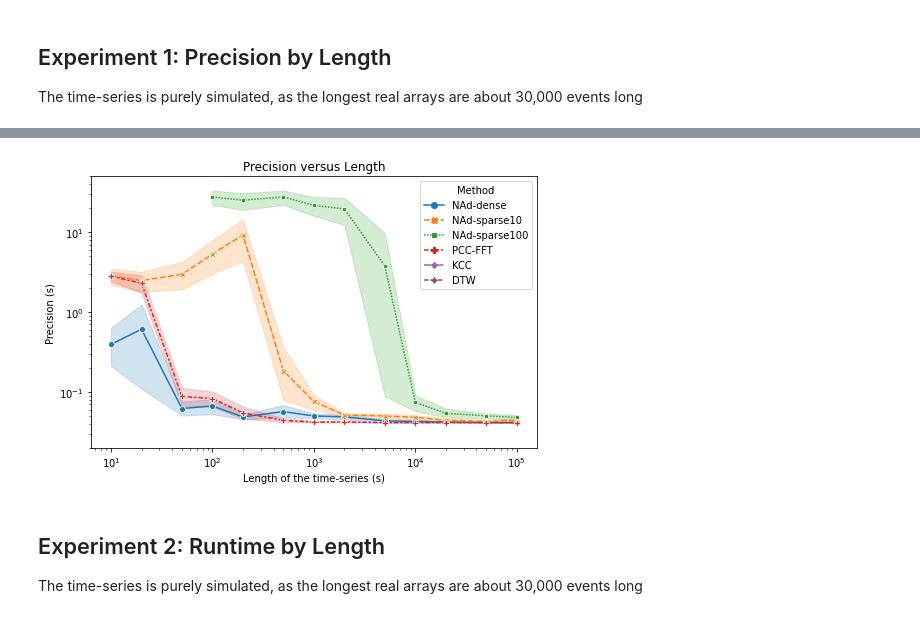
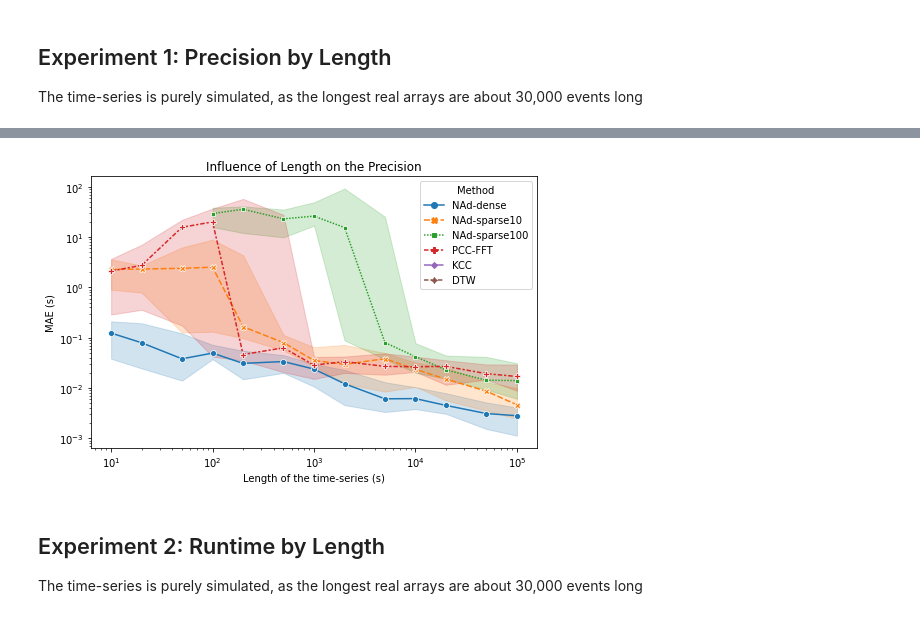
Before and after one commit to iot-salzburg/nearest-advocate, a Jupyter notebook: experiments/method_comparision_semisimulated.ipynb, the cells around one changed output, grey strips where cells are left out. Saved outputs shown, nothing was run; the diff lists cells and outputs as text; code cells hidden in the pictures.

```diff
--- a/experiments/method_comparision_semisimulated.ipynb
+++ b/experiments/method_comparision_semisimulated.ipynb
@@ -377,3 +395,7 @@ array([1985.25435766, 1985.94161805, 1987.23700696, 1988.90361292,
+# %%
+# create dummy time-series
+arr_ref = np.cumsum(np.random.normal(loc=1, scale=0.25, size=600))
+arr_sig = modify_timeseries(arr=arr_ref, offset=np.pi, sigma=0.1, fraction=0.99)
 # %% [markdown]
 ## Define Methods
 # %%
@@ -602,53 +645,55 @@ def evaluate_length(iteration):
 
     for idx, length in enumerate(LENGTHS):
         np.random.seed(N_ITERATIONS*iteration+idx)
+        l_bound, u_bound = max(TD_MIN, -length/2), min(TD_MAX, length/2)
+        offset = np.random.random() * (u_bound-l_bound) + l_bound
         # Create two related event-based array, they differ by a time-shift and gaussian noise
         arr_ref = np.sort(np.cumsum(np.random.normal(loc=1, scale=REF_SIGMA, size=int(length)))).astype(np.float32)
-        arr_sig = np.sort(arr_ref + OFFSET + np.random.normal(loc=0, scale=SIGMA, size=int(length))).astype(np.float32)
+        arr_sig = np.sort(arr_ref + offset + np.random.normal(loc=0, scale=SIGMA, size=int(length))).astype(np.float32)
 
         # NAd-dense
         if not ignore_method_timeout["NAd-dense"]:
             start_time = time.time()
-            np_nearest = nearest_advocate(
+            time_delays = nearest_advocate(
                 arr_ref=arr_ref, arr_sig=arr_sig,
                 td_min=TD_MIN, td_max=TD_MAX, sps=SAMPLES_PER_S, sparse_factor=1,
                 dist_max=DIST_MAX, regulate_paddings=REGULATE_PADDINGS, dist_padding=DIST_MAX)
-            time_shift, min_mean_dist = np_nearest[np.argmin(np_nearest[:,1])]
+            time_shift, min_mean_dist = time_delays[np.argmin(time_delays[:,1])]
             df_runtimes.loc[idx, "NAd-dense"] = time.time() - start_time
-            df_precision.loc[idx, "NAd-dense"] = np.abs(time_shift-OFFSET)
+            df_precision.loc[idx, "NAd-dense"] = np.abs(time_shift-offset)
             if time.time() - start_time > MAX_TIMEOUT:
                 ignore_method_timeout["NAd-dense"] = True
 
         # NAd-sparse10
         start_time = time.time()
-        np_nearest = nearest_advocate(
+        time_delays = nearest_advocate(
             arr_ref=arr_ref, arr_sig=arr_sig,
             td_min=TD_MIN, td_max=TD_MAX, sps=SAMPLES_PER_S, sparse_factor=10,
             dist_max=DIST_MAX, regulate_paddings=REGULATE_PADDINGS, dist_padding=DIST_MAX)
-        time_shift, min_mean_dist = np_nearest[np.argmin(np_nearest[:,1])]
+        time_shift, min_mean_dist = time_delays[np.argmin(time_delays[:,1])]
         df_runtimes.loc[idx, "NAd-sparse10"] = time.time() - start_time
-        df_precision.loc[idx, "NAd-sparse10"] = np.abs(time_shift-OFFSET)
+        df_precision.loc[idx, "NAd-sparse10"] = np.abs(time_shift-offset)
 
         # NAd-sparse100
         start_time = time.time()
         try:
-            np_nearest = nearest_advocate(
+            time_delays = nearest_advocate(
                 arr_ref=arr_ref, arr_sig=arr_sig,
                 td_min=TD_MIN, td_max=TD_MAX, sps=SAMPLES_PER_S, sparse_factor=100,
                 dist_max=DIST_MAX, regulate_paddings=REGULATE_PADDINGS, dist_padding=DIST_MAX)
-            time_shift, min_mean_dist = np_nearest[np.argmin(np_nearest[:,1])]
+            time_shift, min_mean_dist = time_delays[np.argmin(time_delays[:,1])]
             df_runtimes.loc[idx, "NAd-sparse100"] = time.time() - start_time
-            df_precision.loc[idx, "NAd-sparse100"] = np.abs(time_shift-OFFSET)
+            df_precision.loc[idx, "NAd-sparse100"] = np.abs(time_shift-offset)
         except AssertionError:
             pass
             # print(f"WARNING: AssertionError, skipping.")
 
         # PCC-FFT
         start_time = time.time()
-        time_delays = pearson_cc(arr_ref, arr_sig, mode="full", method="fft")
+        time_delays = pearson_cc(arr_ref, arr_sig, mode=PCC_MODE, method="fft")
         time_shift, metric = time_delays[np.argmax(time_delays[:,1])]
         df_runtimes.loc[idx, "PCC-FFT"] = time.time() - start_time
-        df_precision.loc[idx, "PCC-FFT"] = np.abs(time_shift-OFFSET)
+        df_precision.loc[idx, "PCC-FFT"] = np.abs(time_shift-offset)
 
 
         # KCC (with multiple settings?) TODO
@@ -673,21 +718,23 @@ df_precision.sample(5)
 # %%
 fig, axes = plt.subplots(1,1, figsize=(8, 5))
 
 # melt the DataFrame
 df_precision_melted = pd.melt(df_precision, id_vars="length", var_name="Method",
                               value_vars=METHODS, value_name="precision")
 precision_plot = sns.lineplot(data=df_precision_melted,
                               x="length", y="precision",
-                              hue="Method", style="Method", markers=True, ci=95)
-plt.title("Precision versus Length")
+                              hue="Method", style="Method", markers=True,
+                              estimator=np.median, errorbar=lambda x: (np.quantile(x, 0.25), np.quantile(x, 0.75)))
+plt.title("Influence of Length on the Precision")
 plt.xlabel("Length of the time-series (s)")
-plt.ylabel("Precision (s)")
-plt.ylim((0.02, 50))
+plt.ylabel("MAE (s)")
+# plt.ylim((0.02, 50))
 precision_plot.set(xscale='log')
 precision_plot.set(yscale='log')
+plt.savefig("fig/semisimulated_precision_length.png")
 plt.show()
 # %% [output]
-[figure, old version]
+[figure, new version]
 # %% [markdown]
 ## Experiment 2: Runtime by Length
 
```
Also changed, not shown: parts of 26 cells of this notebook, 1 other file.
